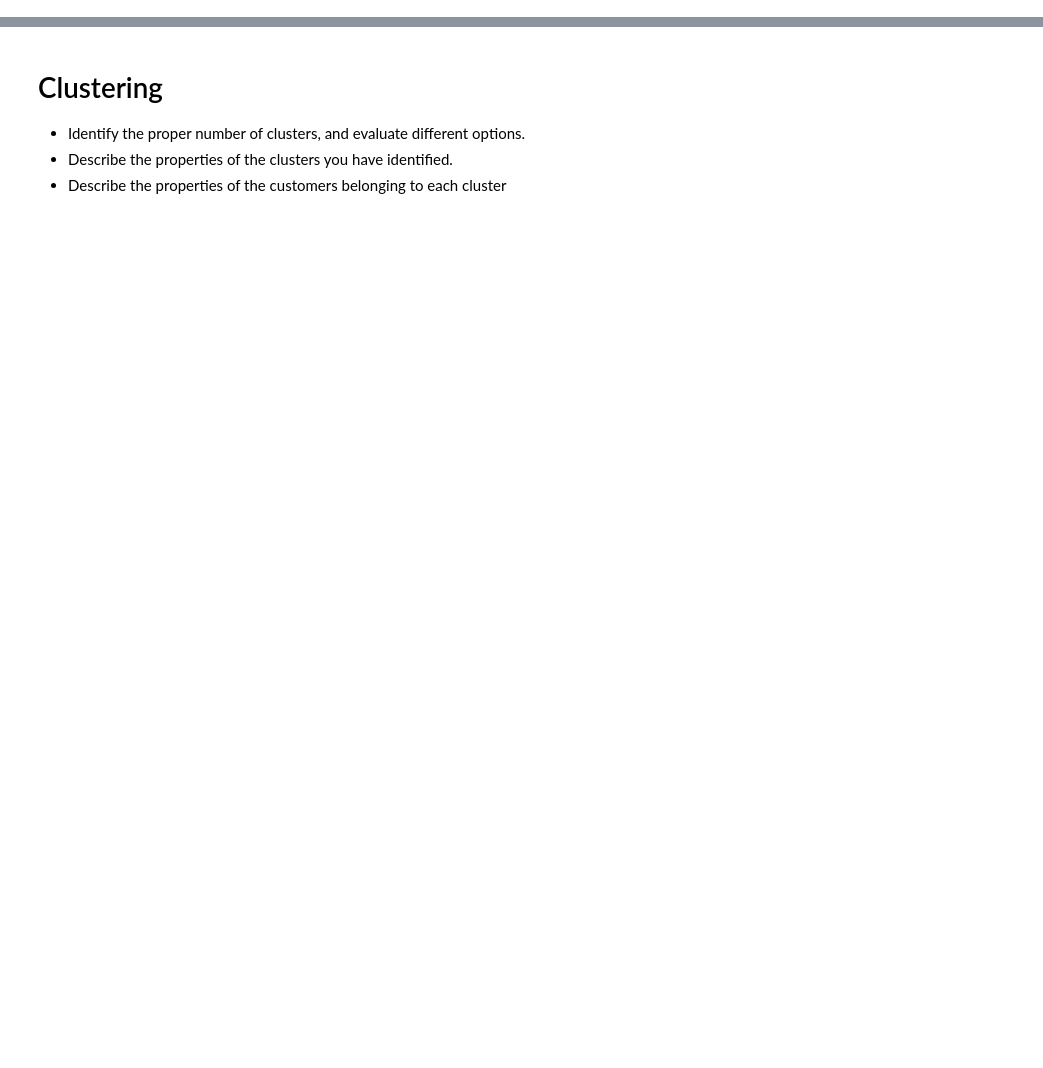
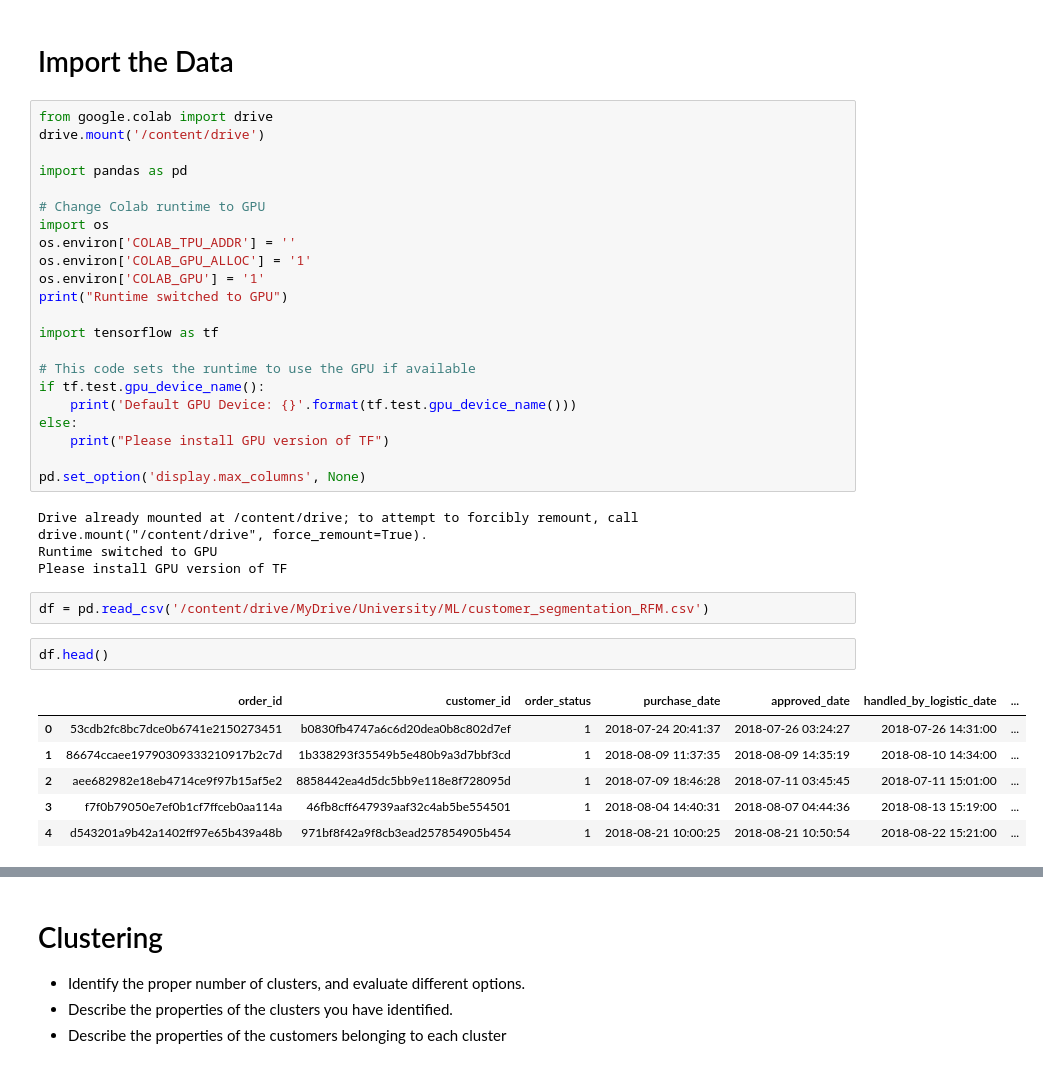
Before and after one commit to prffraia/Machine_Learning, a Jupyter notebook: 03_Clustering.ipynb, the cells around one changed output, grey strips where cells are left out. Cells and saved outputs as stored; diff of their text form; blank space fills up the shorter version.

Commit message:
Creato con Colaboratory

```diff
--- a/03_Clustering.ipynb
+++ b/03_Clustering.ipynb
@@ -1,2 +1,41 @@
 # %% [markdown]
 <a href="https://colab.research.google.com/github/giakomorssi/Machine_Learning/blob/main/03_Clustering.ipynb" target="_parent"><img src="https://colab.research.google.com/assets/colab-badge.svg" alt="Open In Colab"/></a>
+# %% [markdown]
+# Import the Data
+# %%
+from google.colab import drive
+drive.mount('/content/drive')
+
+import pandas as pd
+
+# Change Colab runtime to GPU
+import os
+os.environ['COLAB_TPU_ADDR'] = ''
+os.environ['COLAB_GPU_ALLOC'] = '1'
+os.environ['COLAB_GPU'] = '1'
+print("Runtime switched to GPU")
+
+import tensorflow as tf
+
+# This code sets the runtime to use the GPU if available
+if tf.test.gpu_device_name():
+    print('Default GPU Device: {}'.format(tf.test.gpu_device_name()))
+else:
+    print("Please install GPU version of TF")
+
+pd.set_option('display.max_columns', None)
+# %% [output]
+Drive already mounted at /content/drive; to attempt to forcibly remount, call drive.mount("/content/drive", force_remount=True).
+Runtime switched to GPU
+Please install GPU version of TF
+# %%
+df = pd.read_csv('/content/drive/MyDrive/University/ML/customer_segmentation_RFM.csv')
+# %%
+df.head()
+# %% [output]
+|  | order_id | customer_id | order_status | purchase_date | approved_date | handled_by_logistic_date | ... |
+| 0 | 53cdb2fc8bc7dce0b6741e2150273451 | b0830fb4747a6c6d20dea0b8c802d7ef | 1 | 2018-07-24 20:41:37 | 2018-07-26 03:24:27 | 2018-07-26 14:31:00 | ... |
+| 1 | 86674ccaee19790309333210917b2c7d | 1b338293f35549b5e480b9a3d7bbf3cd | 1 | 2018-08-09 11:37:35 | 2018-08-09 14:35:19 | 2018-08-10 14:34:00 | ... |
+| 2 | aee682982e18eb4714ce9f97b15af5e2 | 8858442ea4d5dc5bb9e118e8f728095d | 1 | 2018-07-09 18:46:28 | 2018-07-11 03:45:45 | 2018-07-11 15:01:00 | ... |
+| 3 | f7f0b79050e7ef0b1cf7ffceb0aa114a | 46fb8cff647939aaf32c4ab5be554501 | 1 | 2018-08-04 14:40:31 | 2018-08-07 04:44:36 | 2018-08-13 15:19:00 | ... |
+| 4 | d543201a9b42a1402ff97e65b439a48b | 971bf8f42a9f8cb3ead257854905b454 | 1 | 2018-08-21 10:00:25 | 2018-08-21 10:50:54 | 2018-08-22 15:21:00 | ... |
```
Also changed, not shown: parts of 8 cells of this notebook.
